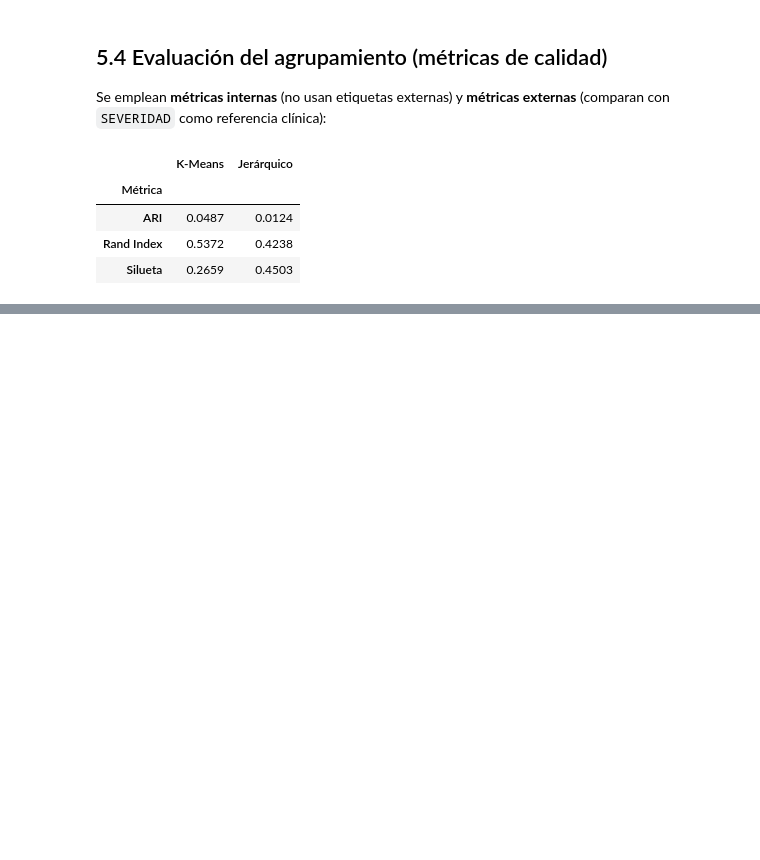
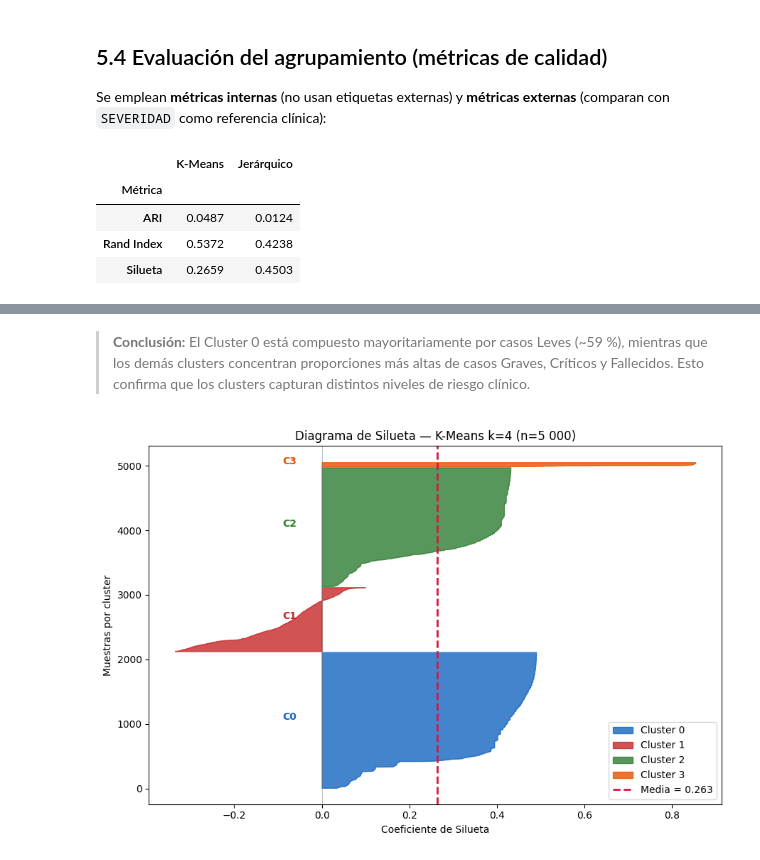
Before and after one commit to DWDMV/proyecto-final, a Jupyter notebook: notebooks/04_clustering.ipynb, the cells around one changed output, grey strips where cells are left out. Cells and saved outputs as stored; diff of their text form; code cells hidden in the pictures; blank space fills up the shorter version.

```diff
--- a/notebooks/04_clustering.ipynb
+++ b/notebooks/04_clustering.ipynb
@@ -550,0 +682,38 @@ perfiles_km
+# %% [markdown]
+> **Conclusión:** El Cluster 0 está compuesto mayoritariamente por casos Leves (~59 %), mientras que los demás clusters concentran proporciones más altas de casos Graves, Críticos y Fallecidos. Esto confirma que los clusters capturan distintos niveles de riesgo clínico.
+# %%
+_CLUSTER_COLORS = ["#1565C0", "#C62828", "#2E7D32", "#E65100"]
+
+#| label: fig-silhouette-plot
+#| fig-cap: "Diagrama de silueta por cluster (muestra 5 000) — K-Means k=4"
+
+from sklearn.metrics import silhouette_samples
+
+np.random.seed(RANDOM_STATE)
+_idx_sil_p = np.random.choice(len(X_scaled), size=5_000, replace=False)
+_X_sil_p   = X_scaled.iloc[_idx_sil_p].values
+_lbl_sil_p = labels_km[_idx_sil_p]
+_sil_vals  = silhouette_samples(_X_sil_p, _lbl_sil_p)
+
+fig, ax = plt.subplots(figsize=(9, 6))
+y_lower = 10
+for cl in range(K_OPTIMO):
+    cl_sil = np.sort(_sil_vals[_lbl_sil_p == cl])
+    y_upper = y_lower + len(cl_sil)
+    ax.fill_betweenx(np.arange(y_lower, y_upper), 0, cl_sil,
+                     alpha=0.8, color=_CLUSTER_COLORS[cl], label=f"Cluster {cl}")
+    ax.text(-0.09, y_lower + 0.5 * len(cl_sil), f"C{cl}",
+            fontsize=10, fontweight="bold", color=_CLUSTER_COLORS[cl])
+    y_lower = y_upper + 15
+
+_mean_sil = _sil_vals.mean()
+ax.axvline(_mean_sil, color="crimson", linestyle="--", lw=2, label=f"Media = {_mean_sil:.3f}")
+ax.axvline(0, color="gray", lw=0.8, alpha=0.5)
+ax.set_xlabel("Coeficiente de Silueta")
+ax.set_ylabel("Muestras por cluster")
+ax.set_title(f"Diagrama de Silueta — K-Means k={K_OPTIMO} (n=5 000)")
+ax.legend(loc="lower right")
+plt.tight_layout()
+plt.show()
+# %% [output]
+[figure, added]
```
Also changed, not shown: parts of 17 cells of this notebook.
